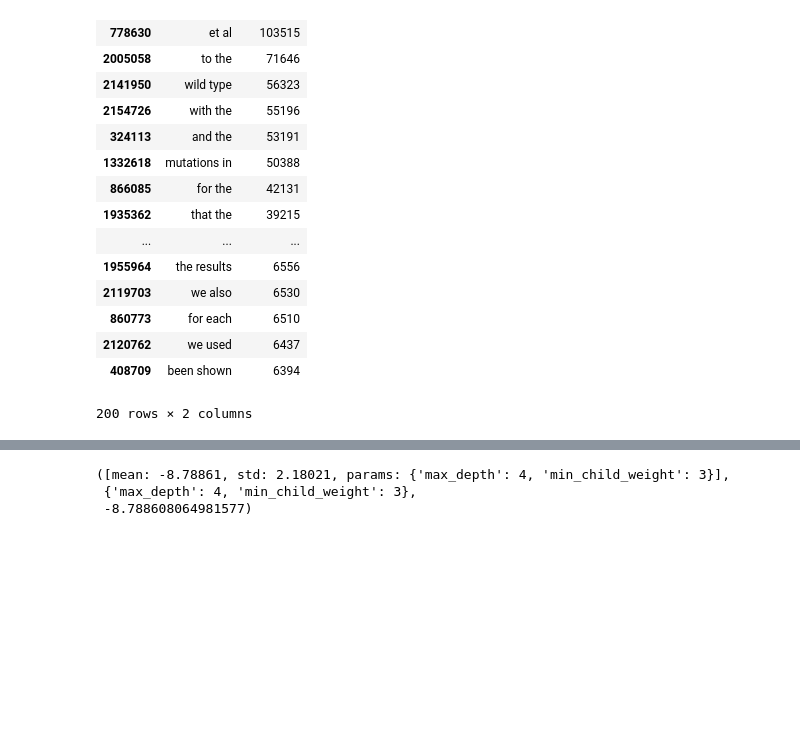
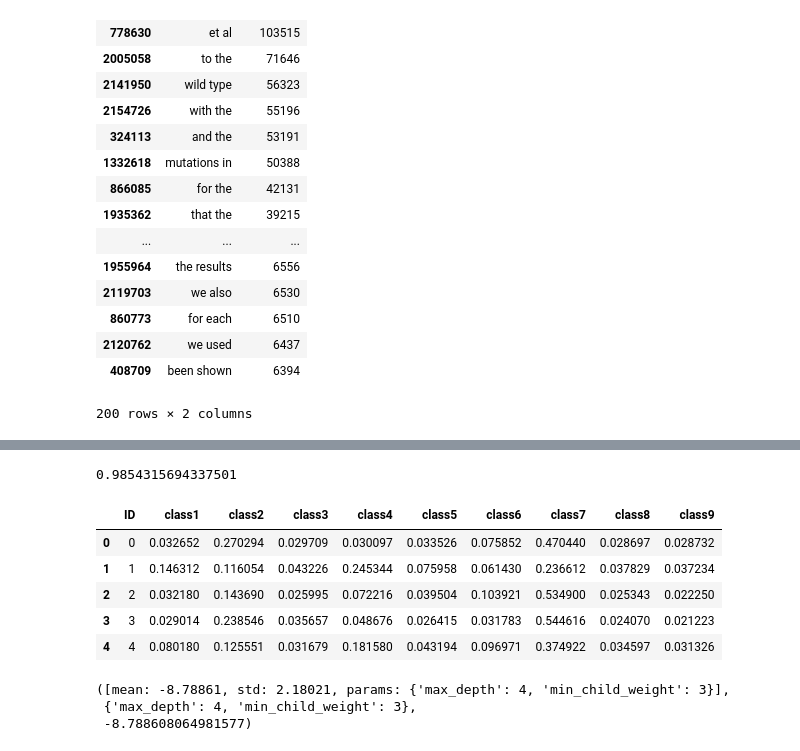
Before and after one commit to belyguerra/cdips, a Jupyter notebook: Kaggle cancer - text key word frequency count_xgboost.ipynb, the cells around one changed output, grey strips where cells are left out. Saved outputs shown, nothing was run; the diff lists cells and outputs as text; code cells hidden in the pictures; blank space fills up the shorter version.

```diff
--- a/Kaggle cancer - text key word frequency count_xgboost.ipynb
+++ b/Kaggle cancer - text key word frequency count_xgboost.ipynb
@@ -221,0 +417,4 @@ bst1.predict(dtest)
+# %%
+loss
+# %% [output]
+0.9854315694337501
@@ -221,0 +424,4 @@ bst1.predict(dtest)
+# %%
+sub_8 = pd.read_csv('sub_8.csv')
+# %%
+sub_8.columns = ['ID', 'class1','class2','class3','class4','class5','class6','class7','class8','class9']
@@ -222,3 +430,12 @@ bst1.predict(dtest)
+# %%
+sub_8.head()
+# %% [output]
+|  | ID | class1 | class2 | class3 | class4 | class5 | class6 | class7 | class8 | class9 |
+| 0 | 0 | 0.032652 | 0.270294 | 0.029709 | 0.030097 | 0.033526 | 0.075852 | 0.470440 | 0.028697 | 0.028732 |
+| 1 | 1 | 0.146312 | 0.116054 | 0.043226 | 0.245344 | 0.075958 | 0.061430 | 0.236612 | 0.037829 | 0.037234 |
+| 2 | 2 | 0.032180 | 0.143690 | 0.025995 | 0.072216 | 0.039504 | 0.103921 | 0.534900 | 0.025343 | 0.022250 |
+| 3 | 3 | 0.029014 | 0.238546 | 0.035657 | 0.048676 | 0.026415 | 0.031783 | 0.544616 | 0.024070 | 0.021223 |
+| 4 | 4 | 0.080180 | 0.125551 | 0.031679 | 0.181580 | 0.043194 | 0.096971 | 0.374922 | 0.034597 | 0.031326 |
 # %%
 from sklearn.grid_search import GridSearchCV
 from xgboost.sklearn import XGBClassifier
```
Also changed, not shown: parts of 45 cells of this notebook, 1 other file.
